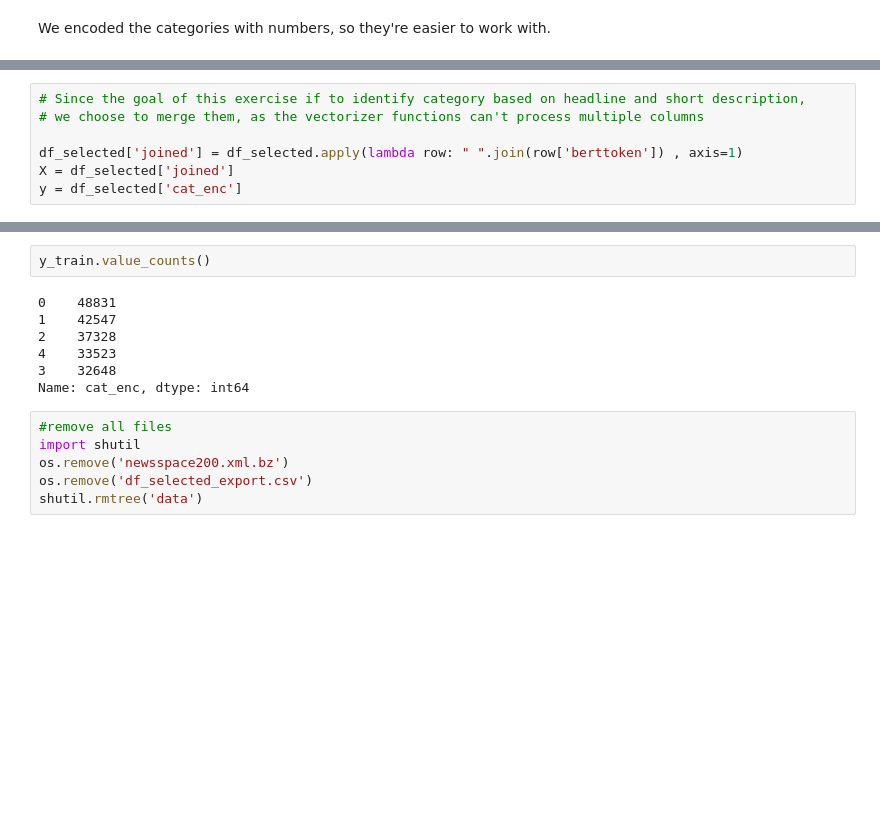
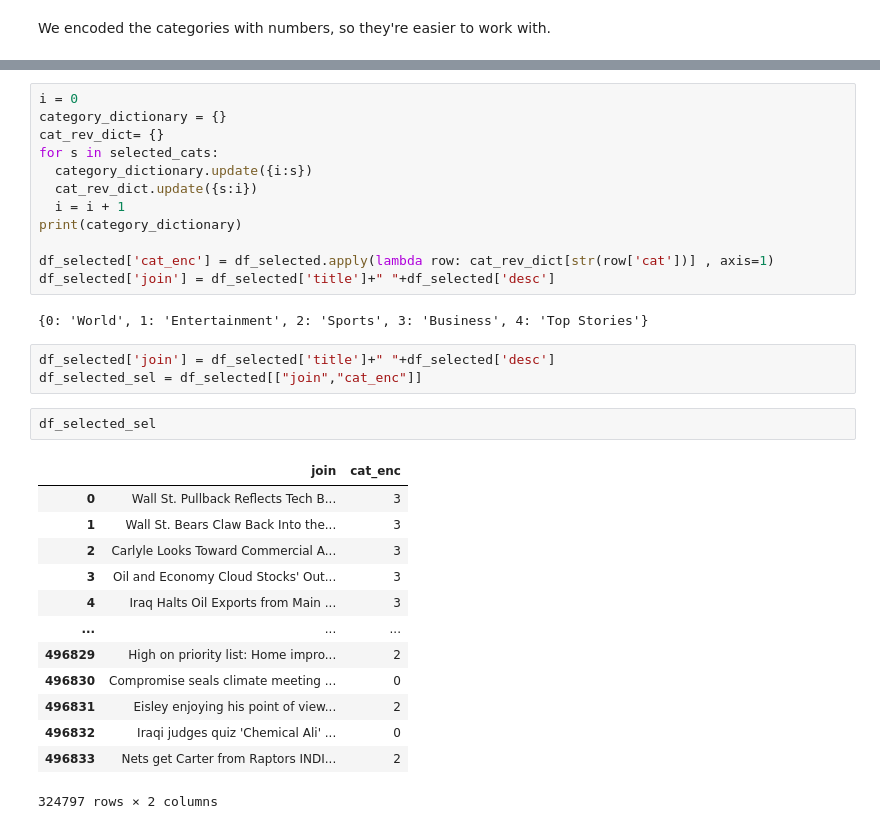
Before and after one commit to krisivarga/deep_learning_HW_big, a Jupyter notebook: get_data.ipynb, the cells around one changed output, grey strips where cells are left out. Cells and saved outputs as stored; diff of their text form; blank space fills up the shorter version.

```diff
--- a/get_data.ipynb
+++ b/get_data.ipynb
@@ -386,7 +383,0 @@ df_selected
-# %%
-# Since the goal of this exercise if to identify category based on headline and short description,
-# we choose to merge them, as the vectorizer functions can't process multiple columns
-
-df_selected['joined'] = df_selected.apply(lambda row: " ".join(row['berttoken']) , axis=1)
-X = df_selected['joined']
-y = df_selected['cat_enc']
@@ -482,15 +384,33 @@ weighted avg       0.55      0.59      0.56     64960
-# %%
-y_train.value_counts()
-# %% [output]
-0    48831
-1    42547
-2    37328
-4    33523
-3    32648
-Name: cat_enc, dtype: int64
-# %%
-#remove all files
-import shutil
-os.remove('newsspace200.xml.bz')
-os.remove('df_selected_export.csv')
-shutil.rmtree('data')
+# %%
+i = 0
+category_dictionary = {}
+cat_rev_dict= {}
+for s in selected_cats:
+  category_dictionary.update({i:s})
+  cat_rev_dict.update({s:i})
+  i = i + 1
+print(category_dictionary)
+
+df_selected['cat_enc'] = df_selected.apply(lambda row: cat_rev_dict[str(row['cat'])] , axis=1)
+df_selected['join'] = df_selected['title']+" "+df_selected['desc']
+# %% [output]
+{0: 'World', 1: 'Entertainment', 2: 'Sports', 3: 'Business', 4: 'Top Stories'}
+# %%
+df_selected['join'] = df_selected['title']+" "+df_selected['desc']
+df_selected_sel = df_selected[["join","cat_enc"]]
+# %%
+df_selected_sel
+# %% [output]
+|  | join | cat_enc |
+| 0 | Wall St. Pullback Reflects Tech B... | 3 |
+| 1 | Wall St. Bears Claw Back Into the... | 3 |
+| 2 | Carlyle Looks Toward Commercial A... | 3 |
+| 3 | Oil and Economy Cloud Stocks' Out... | 3 |
+| 4 | Iraq Halts Oil Exports from Main ... | 3 |
+| ... | ... | ... |
+| 496829 | High on priority list: Home impro... | 2 |
+| 496830 | Compromise seals climate meeting ... | 0 |
+| 496831 | Eisley enjoying his point of view... | 2 |
+| 496832 | Iraqi judges quiz 'Chemical Ali' ... | 0 |
+| 496833 | Nets get Carter from Raptors INDI... | 2 |
+324797 rows × 2 columns
```
Also changed, not shown: parts of 64 cells of this notebook.
